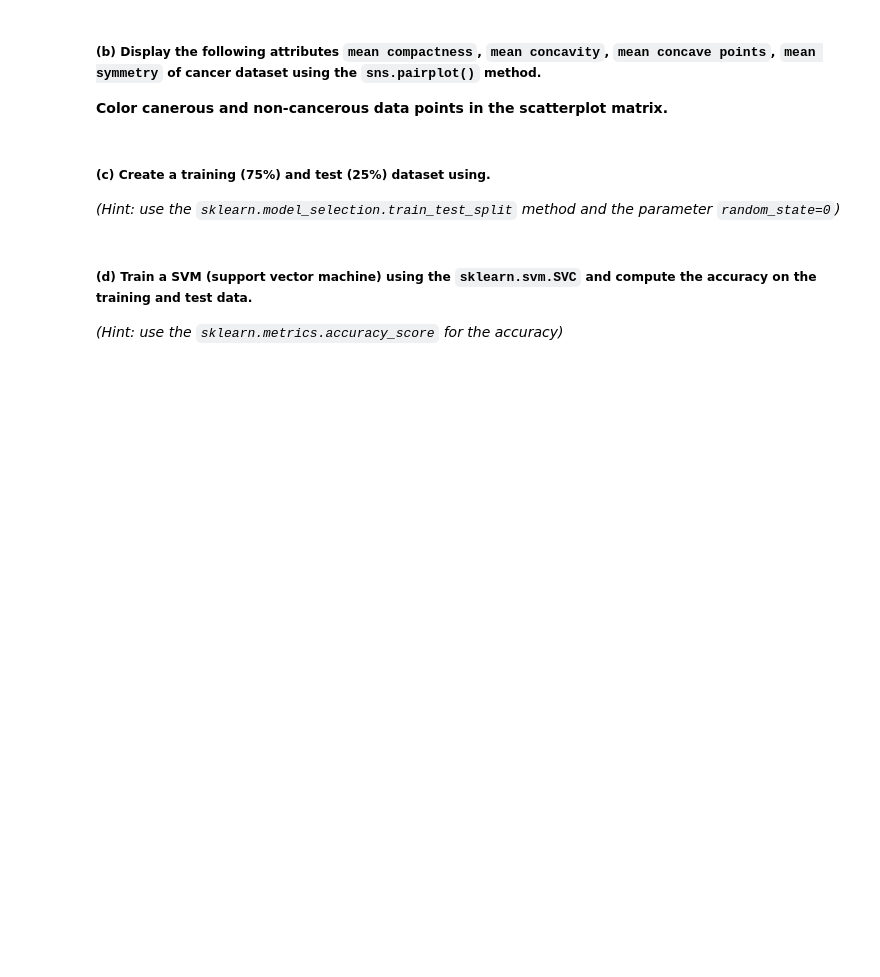
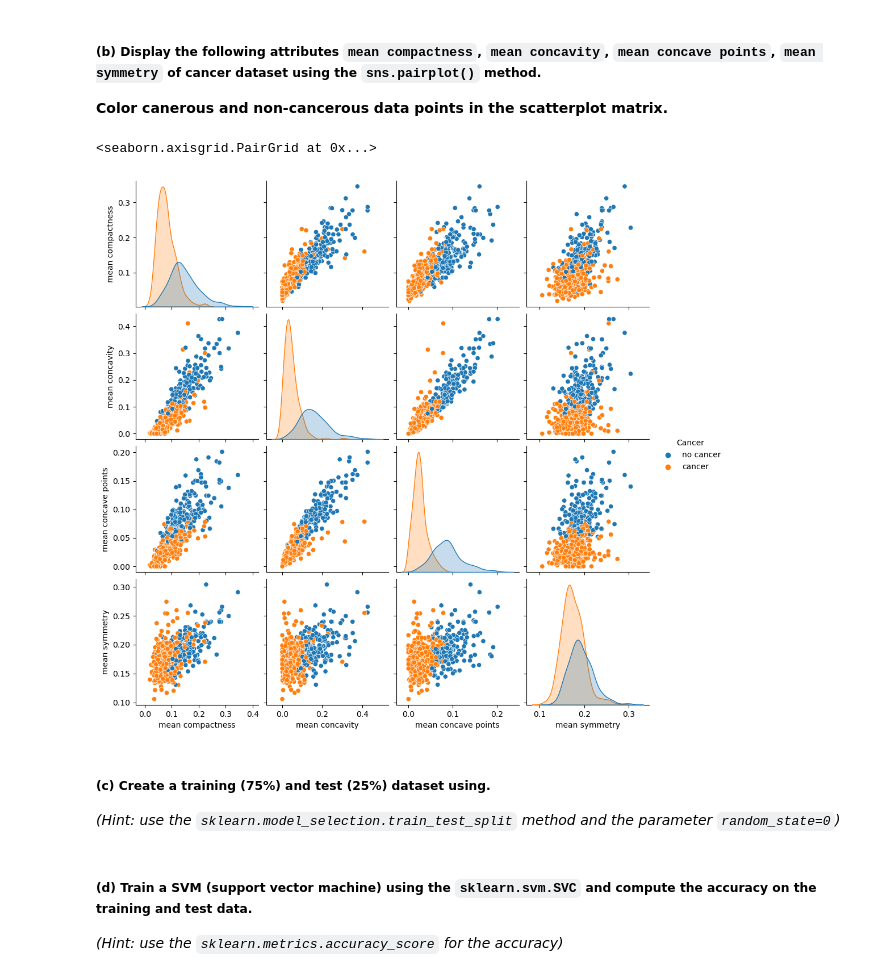
Before and after one commit to kssrr/DataMiningAssignments, a Jupyter notebook: Exericse 05/Exericse 05/Assignment_05.ipynb, the cells around one changed output. Saved outputs shown, nothing was run; the diff lists cells and outputs as text; code cells hidden in the pictures; blank space fills up the shorter version.

```diff
--- a/Exericse 05/Exericse 05/Assignment_05.ipynb
+++ b/Exericse 05/Exericse 05/Assignment_05.ipynb
@@ -84,0 +117,4 @@ data = load_breast_cancer()
+# %%
+# Code here
+df = pd.concat([pd.DataFrame(data["data"], columns=data["feature_names"]), pd.DataFrame({"target": data["target"]})], axis=1)
+df.head()
@@ -89,0 +132,7 @@ __Color canerous and non-cancerous data points in the scatterplot matrix.__
+# %%
+# Code here
+df["Cancer"] = ["cancer" if x == 1 else "no cancer" for x in df["target"]]
+sns.pairplot(data=df[["mean compactness", "mean concavity", "mean concave points", "mean symmetry", "Cancer"]], hue="Cancer")
+# %% [output]
+<seaborn.axisgrid.PairGrid at 0x...>
+[figure, added]
```
Also changed, not shown: parts of 22 cells of this notebook, 2 other files.
